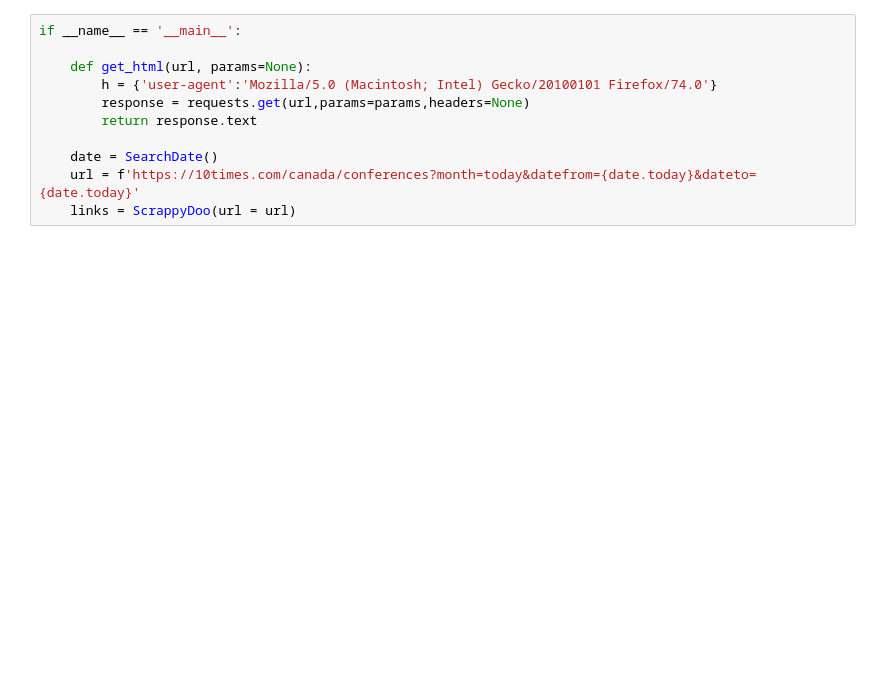
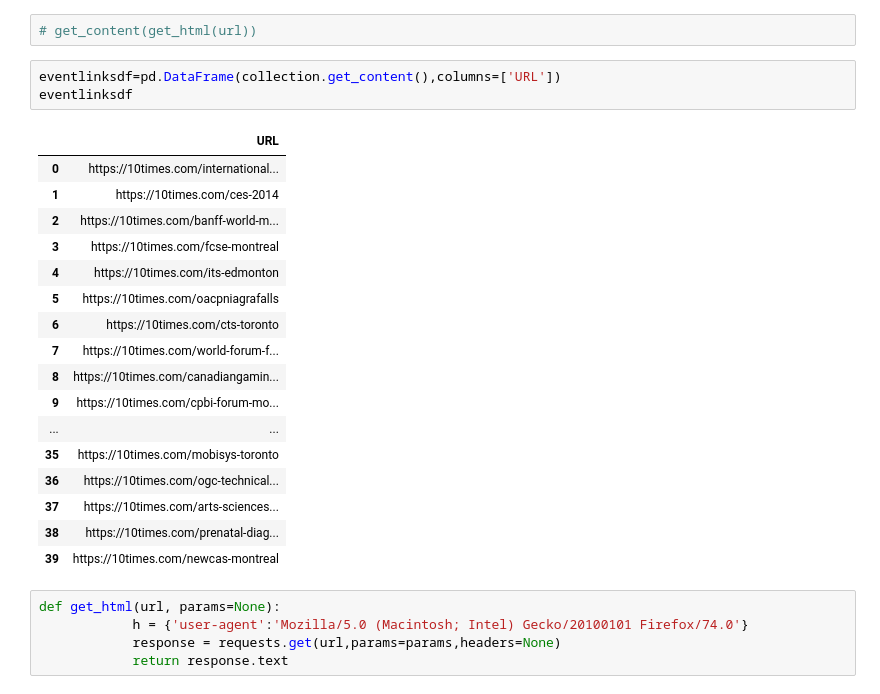
Before and after one commit to gitgitho0ray/scrappy, a Jupyter notebook: 10_times_scrappy_doo.ipynb, the cells around one changed output. Drawn from its saved outputs; the diff is of its cells as text; blank space fills up the shorter version.

```diff
--- a/10_times_scrappy_doo.ipynb
+++ b/10_times_scrappy_doo.ipynb
@@ -76,12 +113,29 @@ class ScrappyDoo():
+# %%
+# get_content(get_html(url))
+# %%
+eventlinksdf=pd.DataFrame(collection.get_content(),columns=['URL'])
+eventlinksdf
+# %% [output]
+|  | URL |
+| 0 | https://10times.com/international... |
+| 1 | https://10times.com/ces-2014 |
+| 2 | https://10times.com/banff-world-m... |
+| 3 | https://10times.com/fcse-montreal |
+| 4 | https://10times.com/its-edmonton |
+| 5 | https://10times.com/oacpniagrafalls |
+| 6 | https://10times.com/cts-toronto |
+| 7 | https://10times.com/world-forum-f... |
+| 8 | https://10times.com/canadiangamin... |
+| 9 | https://10times.com/cpbi-forum-mo... |
+| ... | ... |
+| 35 | https://10times.com/mobisys-toronto |
+| 36 | https://10times.com/ogc-technical... |
+| 37 | https://10times.com/arts-sciences... |
+| 38 | https://10times.com/prenatal-diag... |
+| 39 | https://10times.com/newcas-montreal |
 # %%
-if __name__ == '__main__':
-
-    def get_html(url, params=None):
-        h = {'user-agent':'Mozilla/5.0 (Macintosh; Intel) Gecko/20100101 Firefox/74.0'}
-        response = requests.get(url,params=params,headers=None)
-        return response.text
-
-    date = SearchDate()
-    url = f'https://10times.com/canada/conferences?month=today&datefrom={date.today}&dateto={date.today}'
-    links = ScrappyDoo(url = url)
+def get_html(url, params=None):
+            h = {'user-agent':'Mozilla/5.0 (Macintosh; Intel) Gecko/20100101 Firefox/74.0'}
+            response = requests.get(url,params=params,headers=None)
+            return response.text
 # %%
```
Also changed, not shown: parts of 8 cells of this notebook, 1 other file.
